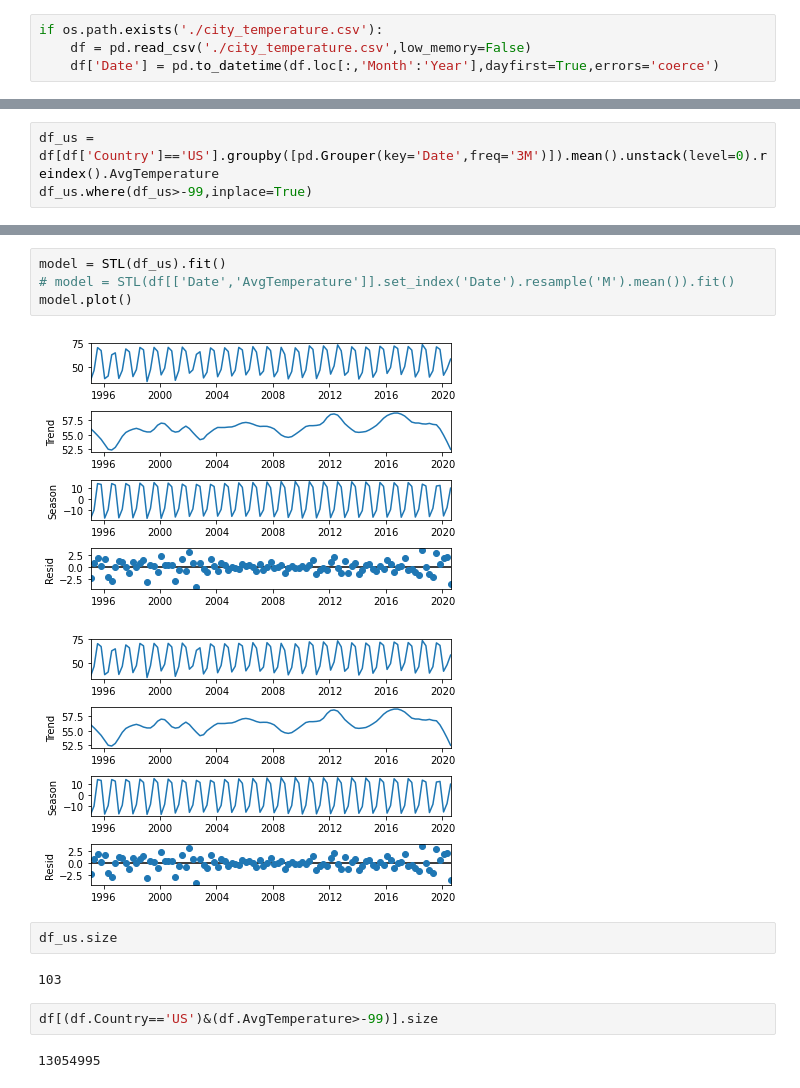
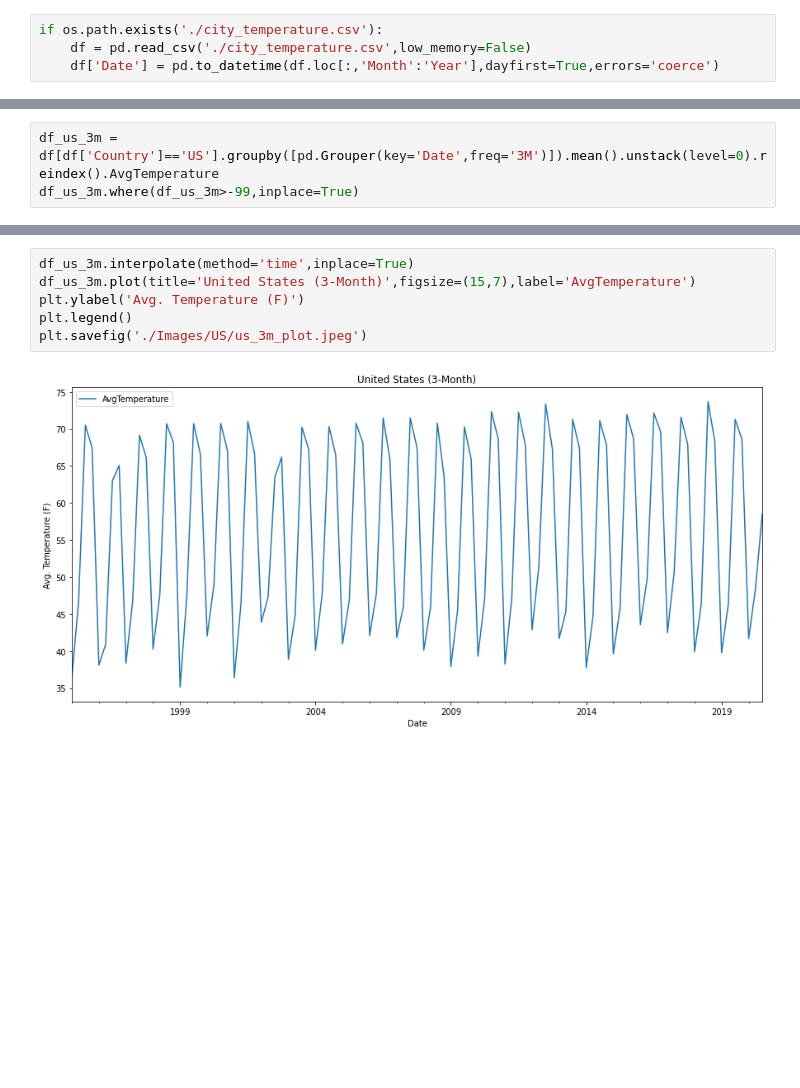
Before and after one commit to whistlepark/cogs109_final, a Jupyter notebook: Notebooks/Train.ipynb, the cells around one changed output, grey strips where cells are left out. Drawn from its saved outputs; the diff is of its cells as text; blank space fills up the shorter version.

```diff
--- a/Notebooks/Train.ipynb
+++ b/Notebooks/Train.ipynb
@@ -22,3 +25,3 @@ if os.path.exists('./city_temperature.csv'):
 # %%
-df_us = df[df['Country']=='US'].groupby([pd.Grouper(key='Date',freq='3M')]).mean().unstack(level=0).reindex().AvgTemperature
-df_us.where(df_us>-99,inplace=True)
+df_us_3m = df[df['Country']=='US'].groupby([pd.Grouper(key='Date',freq='3M')]).mean().unstack(level=0).reindex().AvgTemperature
+df_us_3m.where(df_us_3m>-99,inplace=True)
@@ -30,15 +28,8 @@ df_us.interpolate(method='time').plot()
-# %%
-model = STL(df_us).fit()
-# model = STL(df[['Date','AvgTemperature']].set_index('Date').resample('M').mean()).fit()
-model.plot()
-# %% [output]
-[figure, removed]
-[figure, removed]
-# %%
-df_us.size
-# %% [output]
-103
-# %%
-df[(df.Country=='US')&(df.AvgTemperature>-99)].size
-# %% [output]
-13054995
+# %%
+df_us_3m.interpolate(method='time',inplace=True)
+df_us_3m.plot(title='United States (3-Month)',figsize=(15,7),label='AvgTemperature')
+plt.ylabel('Avg. Temperature (F)')
+plt.legend()
+plt.savefig('./Images/US/us_3m_plot.jpeg')
+# %% [output]
+[figure, added]
```
Also changed, not shown: parts of 32 cells of this notebook, 7 other files.
